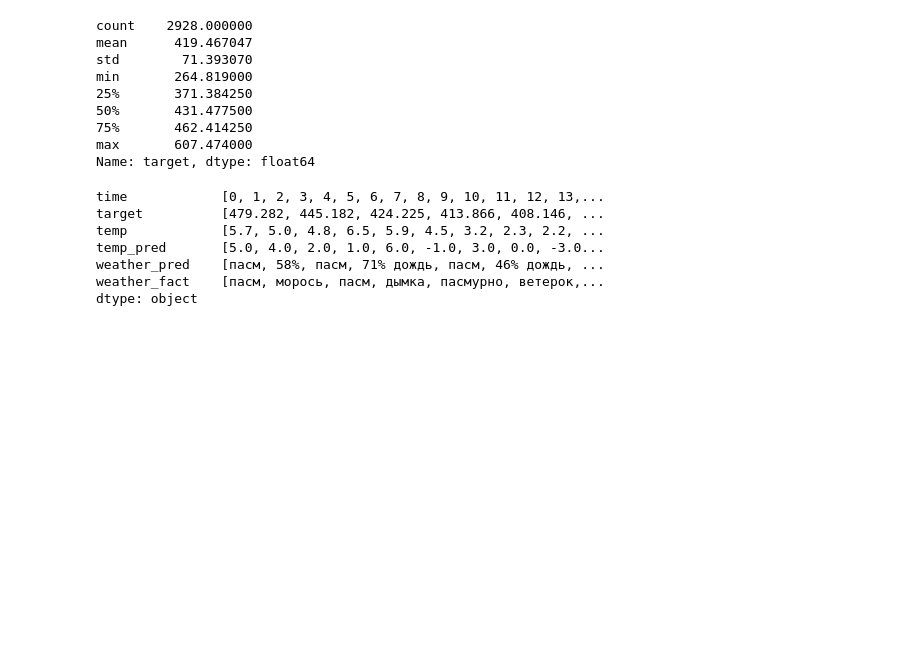
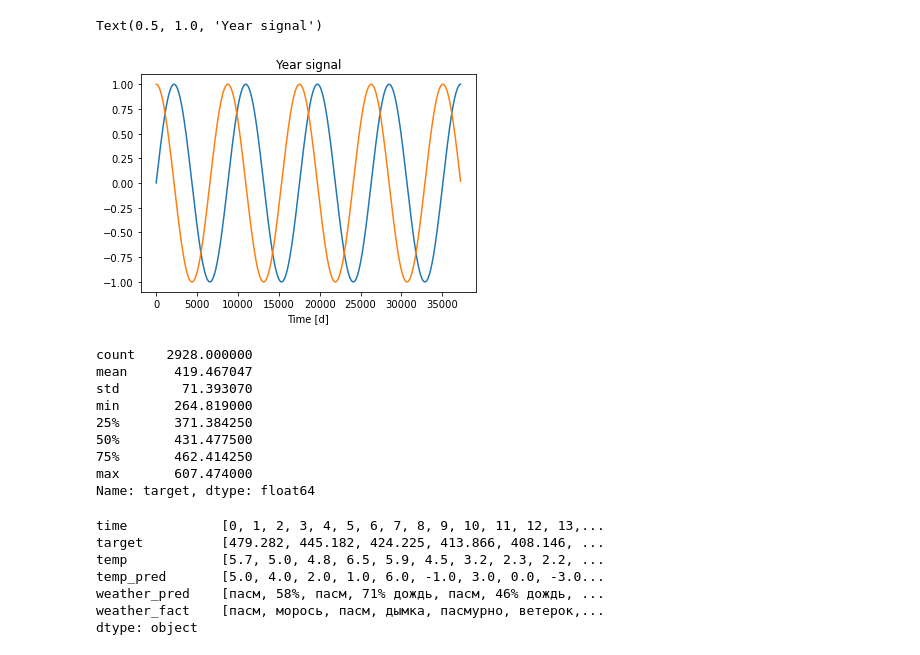
Before and after one commit to Evercrow/Glowbytes_energy_forecast, a Jupyter notebook: training/parsing_weather_fact_col.ipynb, the cells around one changed output. Cells and saved outputs as stored; diff of their text form; code cells hidden in the pictures; blank space fills up the shorter version.

```diff
--- a/training/parsing_weather_fact_col.ipynb
+++ b/training/parsing_weather_fact_col.ipynb
@@ -33,3 +68,11 @@ data
+# %%
+plt.plot(np.array(d_train['Year sin']))
+plt.plot(np.array(d_train['Year cos']))
+plt.xlabel('Time [d]')
+plt.title('Year signal')
+# %% [output]
+Text(0.5, 1.0, 'Year signal')
+[figure, added]
 # %%
 from collections import Counter as Counter
 import re
```
Also changed, not shown: parts of 17 cells of this notebook.
